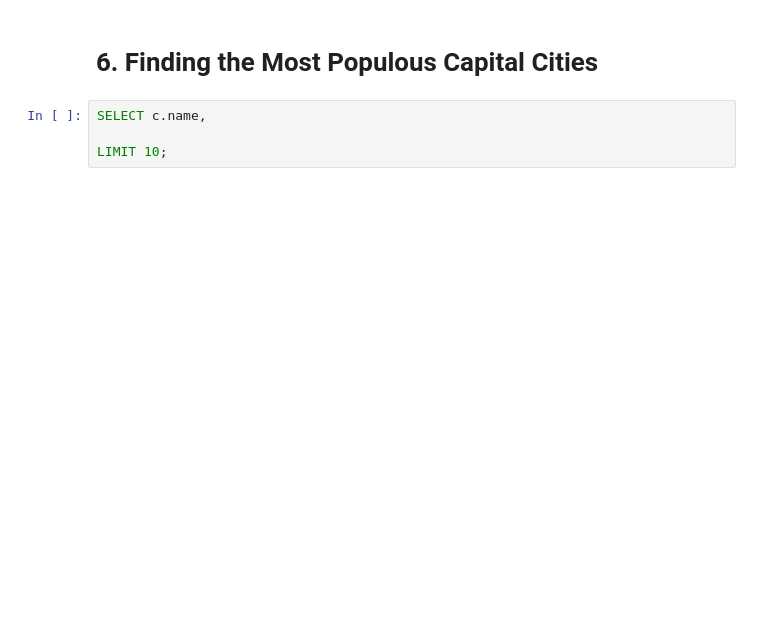
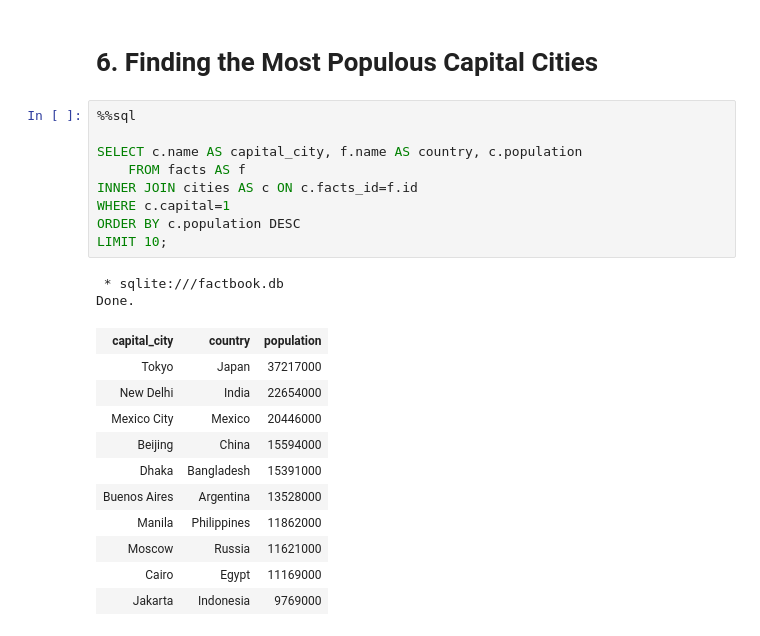
Before and after one commit to AsirShahid/Data-Scientist-in-Python-DataQuest, a Jupyter notebook: Working with Data Sources/Intermediate SQL for Data Analysis/Joining Data in SQL/Joining Data in SQL.ipynb, the cells around one changed output. Cells and saved outputs as stored; diff of their text form; blank space fills up the shorter version.

```diff
--- a/Working with Data Sources/Intermediate SQL for Data Analysis/Joining Data in SQL/Joining Data in SQL.ipynb
+++ b/Working with Data Sources/Intermediate SQL for Data Analysis/Joining Data in SQL/Joining Data in SQL.ipynb
@@ -175,7 +175,26 @@ Like right joins, full outer joins are reasonably uncommon, and similar results
 ![](https://s3.amazonaws.com/dq-content/179/join_venn_diagram.svg)
 # %% [markdown]
 # 6. Finding the Most Populous Capital Cities
-# %%
-SELECT c.name,
-
-LIMIT 10;
+# %%
+%%sql
+
+SELECT c.name AS capital_city, f.name AS country, c.population
+    FROM facts AS f
+INNER JOIN cities AS c ON c.facts_id=f.id
+WHERE c.capital=1
+ORDER BY c.population DESC
+LIMIT 10;
+# %% [output]
+ * sqlite:///factbook.db
+Done.
+| capital_city | country | population |
+| Tokyo | Japan | 37217000 |
+| New Delhi | India | 22654000 |
+| Mexico City | Mexico | 20446000 |
+| Beijing | China | 15594000 |
+| Dhaka | Bangladesh | 15391000 |
+| Buenos Aires | Argentina | 13528000 |
+| Manila | Philippines | 11862000 |
+| Moscow | Russia | 11621000 |
+| Cairo | Egypt | 11169000 |
+| Jakarta | Indonesia | 9769000 |
```
Also changed, not shown: parts of 8 cells of this notebook.
